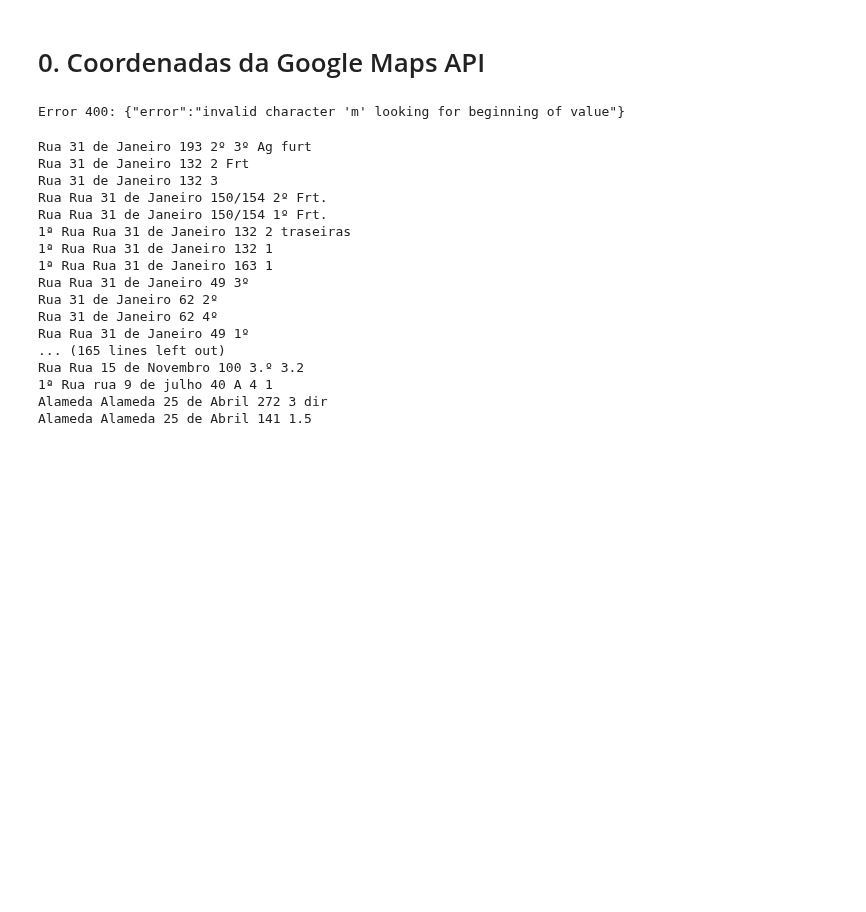
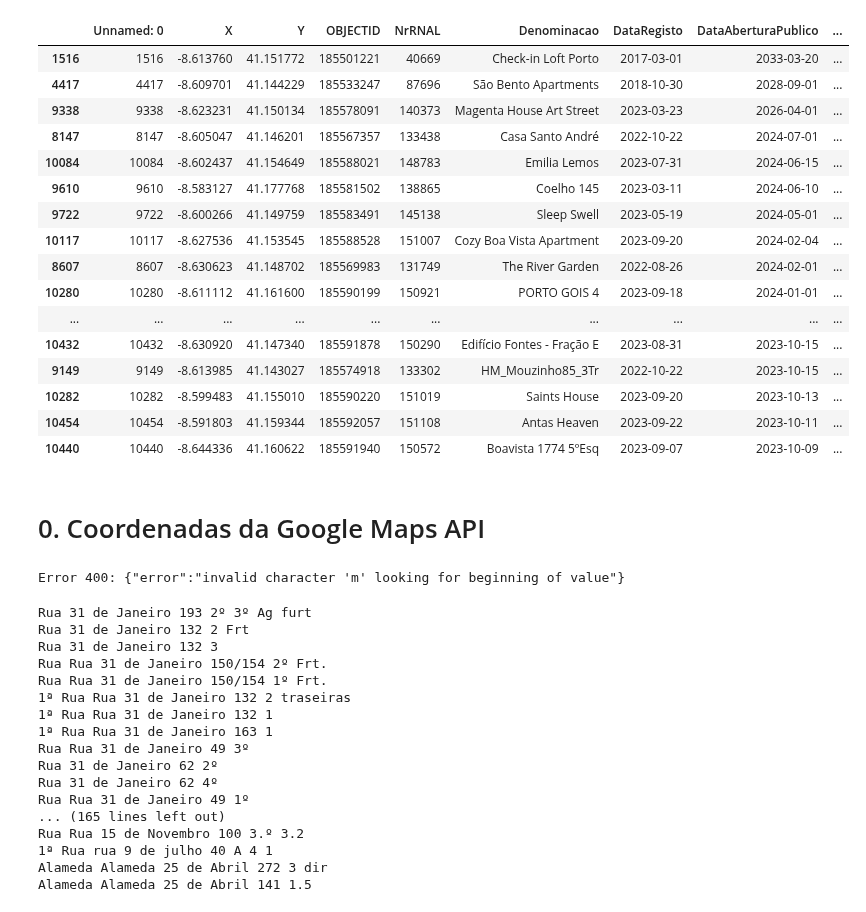
Before and after one commit to drowninginc/desalojamento, a Jupyter notebook: python/generate.ipynb, the cells around one changed output. Cells and saved outputs as stored; diff of their text form; code cells hidden in the pictures; blank space fills up the shorter version.

Commit message:
d3 objects

```diff
--- a/python/generate.ipynb
+++ b/python/generate.ipynb
@@ -44,6 +44,26 @@ def update_coordinates(row):
 replacement_dict = {"praca general humberto delgado 109": [41.149780, -8.611390], "praca general humberto delgado 4000": [41.149780, -8.611390], "praca alegria 15": [41.143962,-8.600511], "praca corujeira 1": [41.156128,-8.578893], "rua dr manuel pereira silva 105": [41.173530,-8.603301], "rua dr manuel pereira silva 53": [41.173813,-8.605184], "largo ramada alta 32": [41.160297,-8.621057]}
 
 rnal = rnal.apply(update_coordinates, axis=1)
+# %%
+rnal.sort_values("DataAberturaPublico", ascending = False).head(30)
+# %% [output]
+|  | Unnamed: 0 | X | Y | OBJECTID | NrRNAL | Denominacao | DataRegisto | DataAberturaPublico | ... |
+| 1516 | 1516 | -8.613760 | 41.151772 | 185501221 | 40669 | Check-in Loft Porto | 2017-03-01 | 2033-03-20 | ... |
+| 4417 | 4417 | -8.609701 | 41.144229 | 185533247 | 87696 | São Bento Apartments | 2018-10-30 | 2028-09-01 | ... |
+| 9338 | 9338 | -8.623231 | 41.150134 | 185578091 | 140373 | Magenta House Art Street | 2023-03-23 | 2026-04-01 | ... |
+| 8147 | 8147 | -8.605047 | 41.146201 | 185567357 | 133438 | Casa Santo André | 2022-10-22 | 2024-07-01 | ... |
+| 10084 | 10084 | -8.602437 | 41.154649 | 185588021 | 148783 | Emilia Lemos | 2023-07-31 | 2024-06-15 | ... |
+| 9610 | 9610 | -8.583127 | 41.177768 | 185581502 | 138865 | Coelho 145 | 2023-03-11 | 2024-06-10 | ... |
+| 9722 | 9722 | -8.600266 | 41.149759 | 185583491 | 145138 | Sleep Swell | 2023-05-19 | 2024-05-01 | ... |
+| 10117 | 10117 | -8.627536 | 41.153545 | 185588528 | 151007 | Cozy Boa Vista Apartment | 2023-09-20 | 2024-02-04 | ... |
+| 8607 | 8607 | -8.630623 | 41.148702 | 185569983 | 131749 | The River Garden | 2022-08-26 | 2024-02-01 | ... |
+| 10280 | 10280 | -8.611112 | 41.161600 | 185590199 | 150921 | PORTO GOIS 4 | 2023-09-18 | 2024-01-01 | ... |
+| ... | ... | ... | ... | ... | ... | ... | ... | ... | ... |
+| 10432 | 10432 | -8.630920 | 41.147340 | 185591878 | 150290 | Edifício Fontes - Fração E | 2023-08-31 | 2023-10-15 | ... |
+| 9149 | 9149 | -8.613985 | 41.143027 | 185574918 | 133302 | HM_Mouzinho85_3Tr | 2022-10-22 | 2023-10-15 | ... |
+| 10282 | 10282 | -8.599483 | 41.155010 | 185590220 | 151019 | Saints House | 2023-09-20 | 2023-10-13 | ... |
+| 10454 | 10454 | -8.591803 | 41.159344 | 185592057 | 151108 | Antas Heaven | 2023-09-22 | 2023-10-11 | ... |
+| 10440 | 10440 | -8.644336 | 41.160622 | 185591940 | 150572 | Boavista 1774 5ºEsq | 2023-09-07 | 2023-10-09 | ... |
 # %% [markdown]
 # 0. Coordenadas da Google Maps API
 # %%
```
Also changed, not shown: 7 other files.
